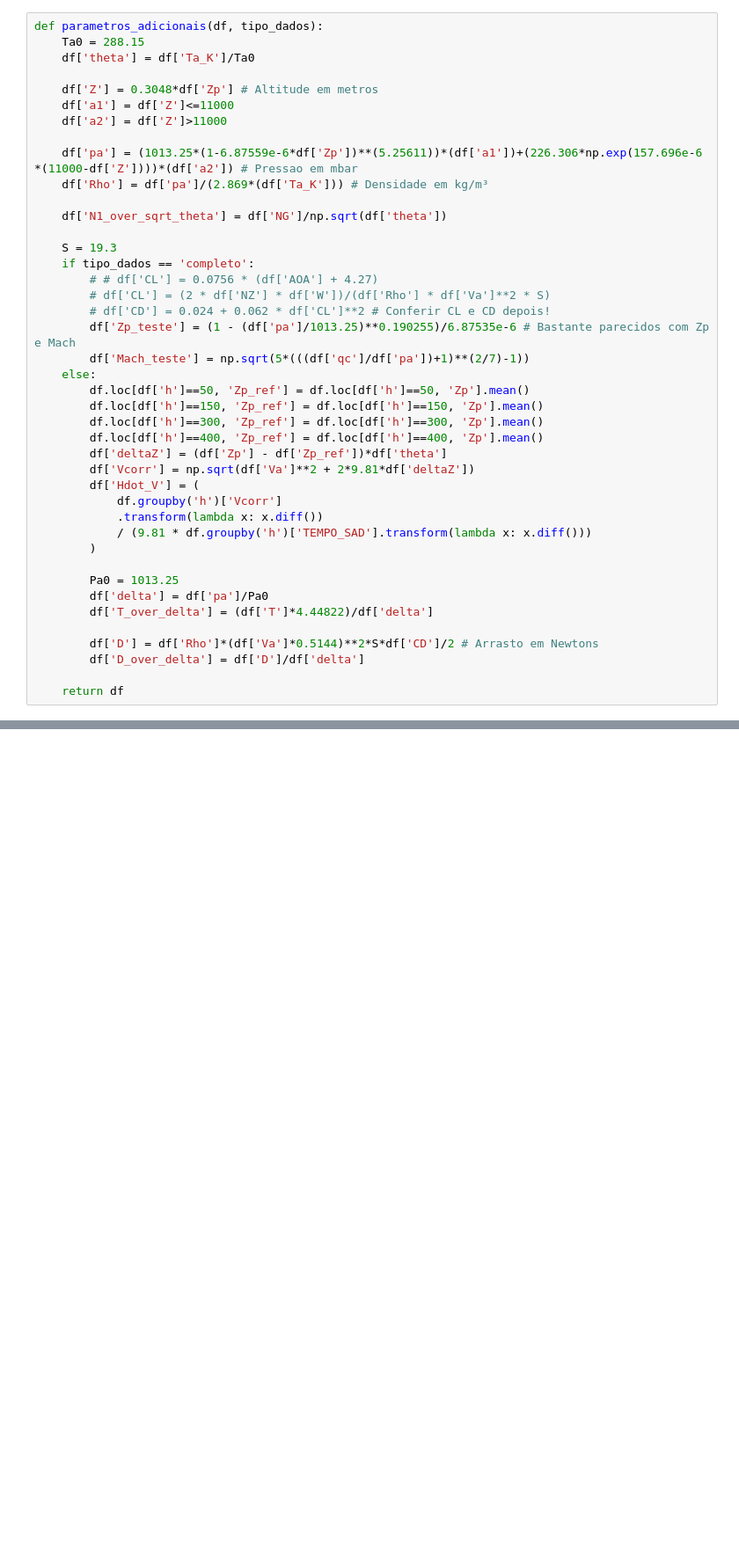
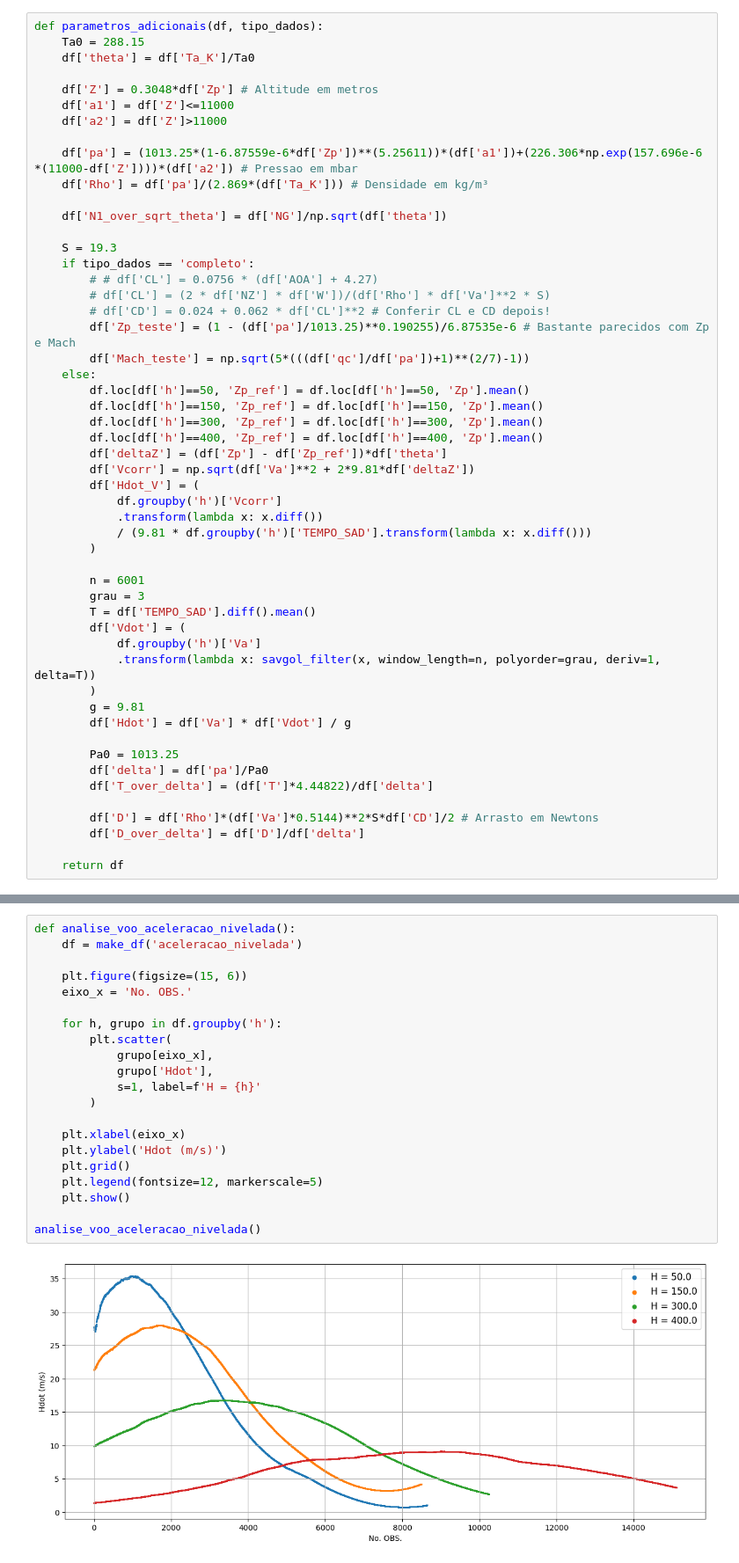
Before and after one commit to ymarcal/PMG, a Jupyter notebook: scriptPMG_refactored.ipynb, the cells around one changed output, grey strips where cells are left out. Shown at 88% size. Cells and saved outputs as stored; diff of their text form; blank space fills up the shorter version.

```diff
--- a/scriptPMG_refactored.ipynb
+++ b/scriptPMG_refactored.ipynb
@@ -115,6 +115,16 @@ def parametros_adicionais(df, tipo_dados):
             / (9.81 * df.groupby('h')['TEMPO_SAD'].transform(lambda x: x.diff()))
         )
 
+        n = 6001
+        grau = 3
+        T = df['TEMPO_SAD'].diff().mean()
+        df['Vdot'] = (
+            df.groupby('h')['Va']
+            .transform(lambda x: savgol_filter(x, window_length=n, polyorder=grau, deriv=1, delta=T))
+        )
+        g = 9.81
+        df['Hdot'] = df['Va'] * df['Vdot'] / g
+
         Pa0 = 1013.25
         df['delta'] = df['pa']/Pa0
         df['T_over_delta'] = (df['T']*4.44822)/df['delta']
@@ -272,3 +252,26 @@ plt.show()
+# %%
+def analise_voo_aceleracao_nivelada():
+    df = make_df('aceleracao_nivelada')
+
+    plt.figure(figsize=(15, 6))
+    eixo_x = 'No. OBS.'
+
+    for h, grupo in df.groupby('h'):
+        plt.scatter(
+            grupo[eixo_x],
+            grupo['Hdot'],
+            s=1, label=f'H = {h}'
+        )
+
+    plt.xlabel(eixo_x)
+    plt.ylabel('Hdot (m/s)')
+    plt.grid()
+    plt.legend(fontsize=12, markerscale=5)
+    plt.show()
+
+analise_voo_aceleracao_nivelada()
+# %% [output]
+[figure, added]
 # %%
 def split_train_test_val(df):
     df['type'] = 'train'
```
Also changed, not shown: parts of 15 cells of this notebook.
